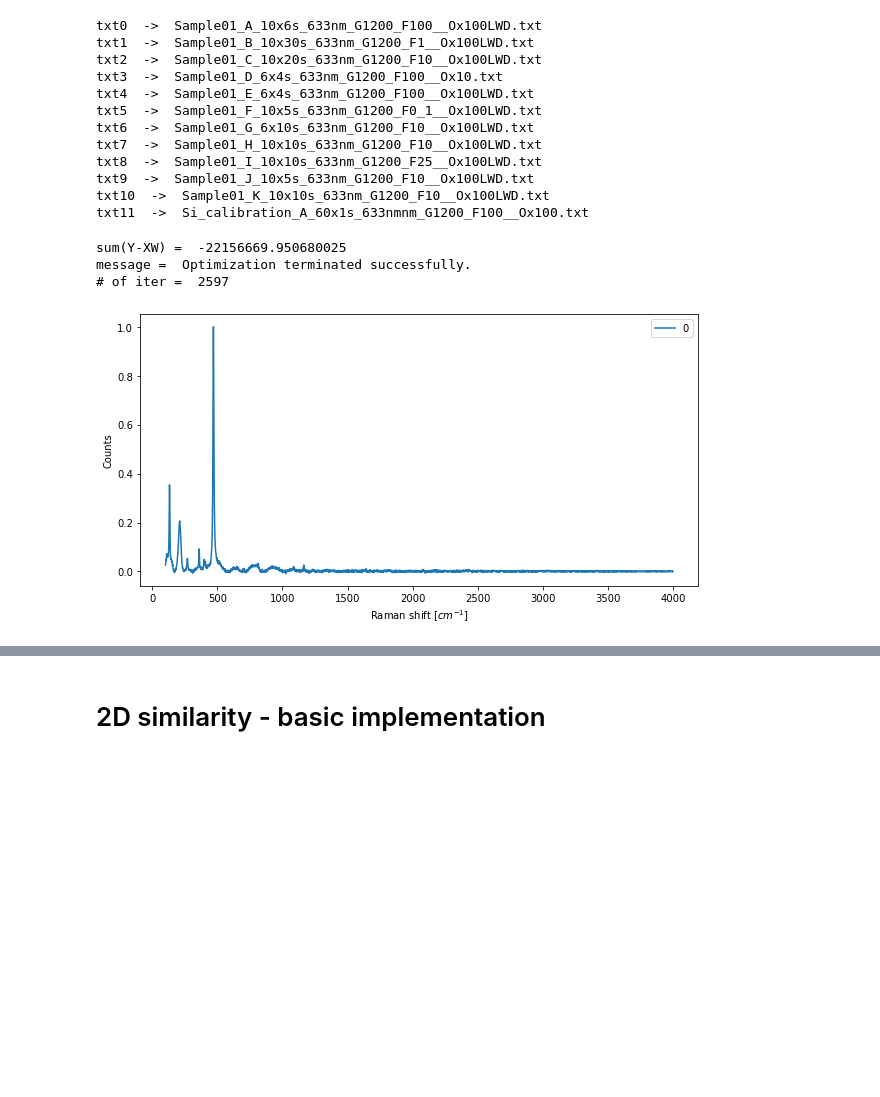
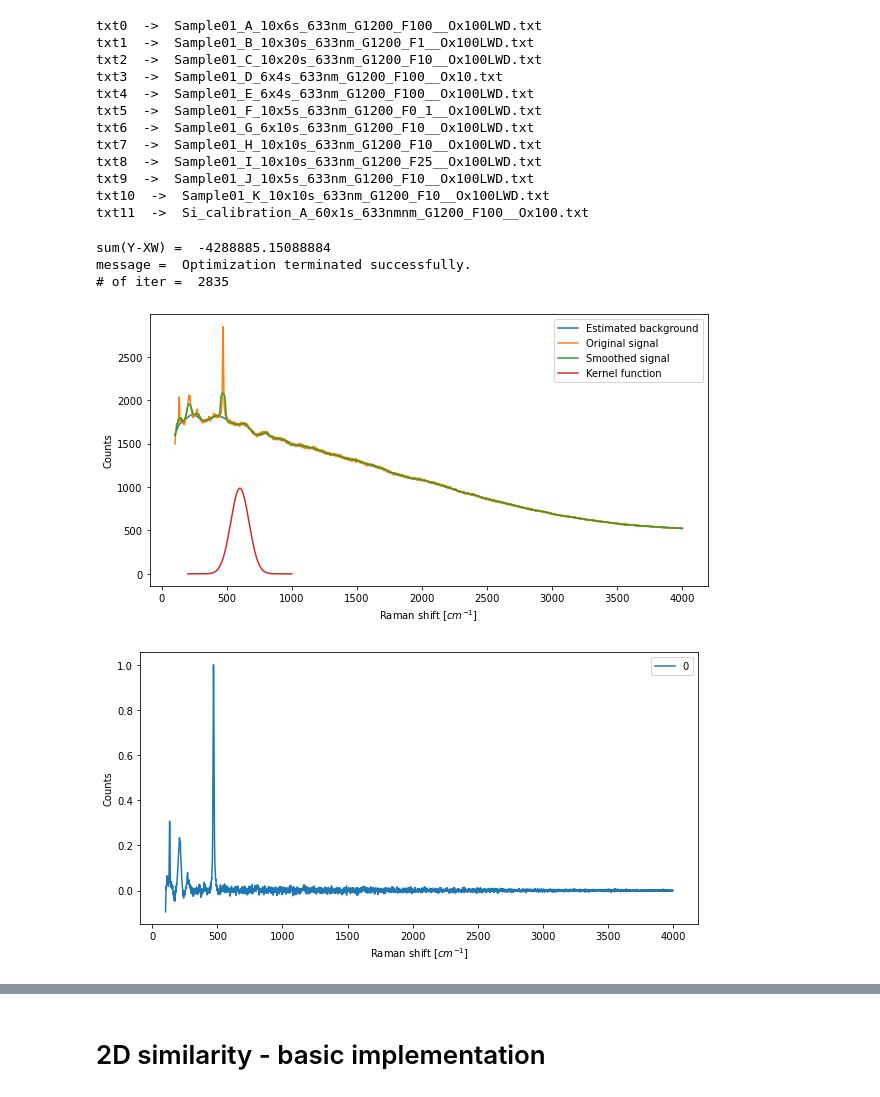
Before and after one commit to FabioBrugnara/pyram, a Jupyter notebook: ND_similarity.ipynb, the cells around one changed output, grey strips where cells are left out. Saved outputs shown, nothing was run; the diff lists cells and outputs as text; code cells hidden in the pictures; blank space fills up the shorter version.

```diff
--- a/ND_similarity.ipynb
+++ b/ND_similarity.ipynb
@@ -32,11 +37,12 @@ txt9  ->  Sample01_J_10x5s_633nm_G1200_F10__Ox100LWD.txt
 txt10  ->  Sample01_K_10x10s_633nm_G1200_F10__Ox100LWD.txt
 txt11  ->  Si_calibration_A_60x1s_633nmnm_G1200_F100__Ox100.txt
 # %%
-S=pr.type2spectra('txt3')
-S=pr.bkg_subtraction(S,sigma=100,plot=False)
+S=pr.type2spectra('txt10')
+S=pr.bkg_subtraction(S,sigma=70,plot=True)
 pr.plot(S)
 # %% [output]
-sum(Y-XW) =  -22156669.950680025
+sum(Y-XW) =  -4288885.15088884
 message =  Optimization terminated successfully.
-# of iter =  2597
+# of iter =  2835
-[figure, old version]
+[figure, new version]
+[figure, added]
```
Also changed, not shown: parts of 23 cells of this notebook, 2 other files.
